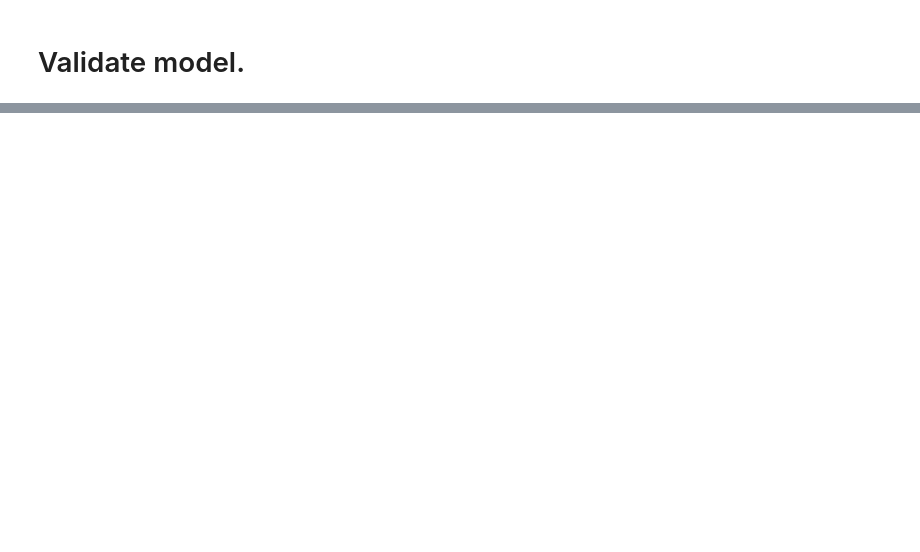
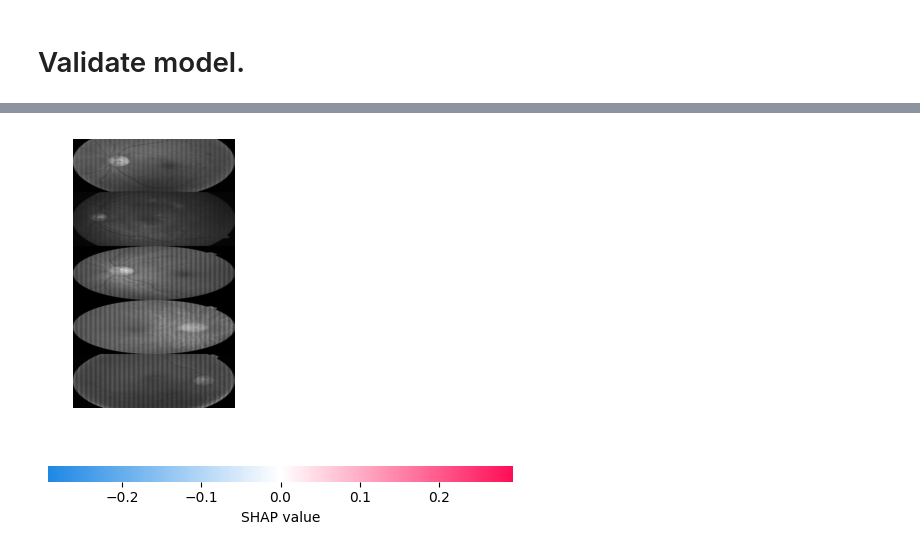
Before and after one commit to mosheadd/KANProt, a Jupyter notebook: prototype2.ipynb, the cells around one changed output, grey strips where cells are left out. Saved outputs shown, nothing was run; the diff lists cells and outputs as text; code cells hidden in the pictures; blank space fills up the shorter version.

```diff
--- a/prototype2.ipynb
+++ b/prototype2.ipynb
@@ -375,0 +424,16 @@ weighted avg       0.68      0.59      0.62       733
+# %%
+import shap
+
+
+batch = next(iter(train_loader))
+images, _ = batch
+
+background = images[:100]
+test_images = images[100:105]
+
+explainer = shap.GradientExplainer(model, background)
+shap_values = explainer.shap_values(test_images)
+
+shap.image_plot(shap_values, test_images.view(-1, 384).numpy())
+# %% [output]
+[figure, added]
```
Also changed, not shown: parts of 23 cells of this notebook.
